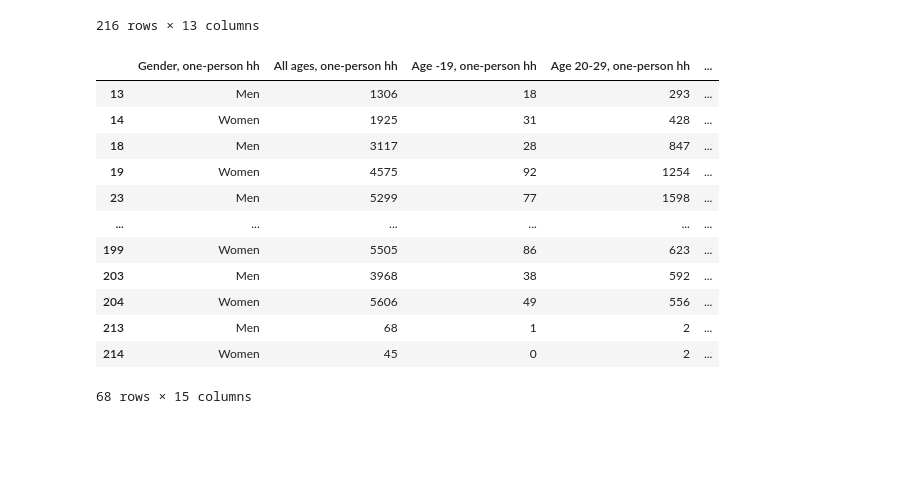
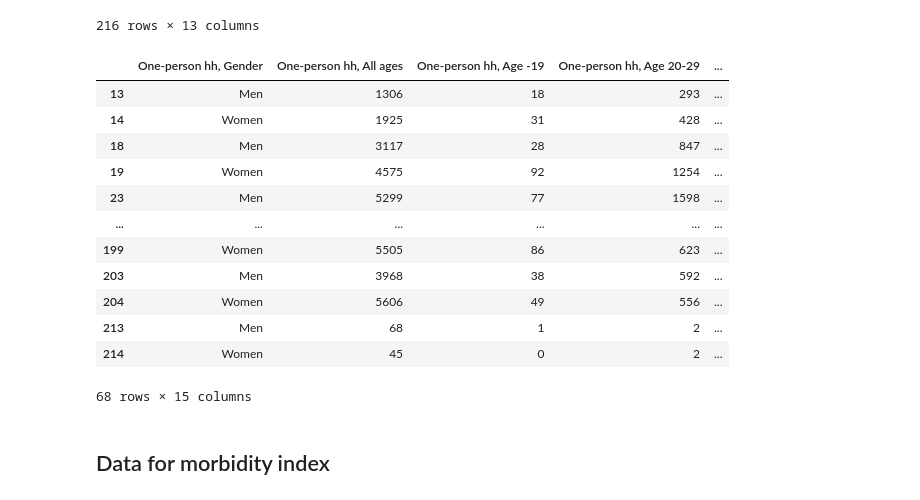
Before and after one commit to phuvio/Introduction-to-Data-Science, a Jupyter notebook: src/Data_preprocessing.ipynb, the cells around one changed output. Saved outputs shown, nothing was run; the diff lists cells and outputs as text; code cells hidden in the pictures; blank space fills up the shorter version.

```diff
--- a/src/Data_preprocessing.ipynb
+++ b/src/Data_preprocessing.ipynb
@@ -136,35 +144,35 @@ ones['Suurpiiri'] = ones['Sukupuoli'].where(ones['Sukupuoli'].str.contains('suur
 ones['Peruspiiri'] = ones['Sukupuoli'].where((ones['Sukupuoli'] != 'Miehet') & (ones['Sukupuoli'] != 'Naiset')).ffill()
 
 # Remove rows with empty values
 ones = ones.dropna()
 
 # Remove rows for level 'suurpiiri'
 ones = ones[~ones['Peruspiiri'].str.contains('suurpiiri')]
 
 # Change numerical columns to type int
 ones = ones.astype({'Yhteensä': int,
                     -19: int,
                     '20-29': int,
                     '30-39': int,
                     '50-59': int,
                     '60-64': int,
                     '65-69': int,
                     '70-74': int,
                     '75-79': int,
                     '80-84': int,
                     '85-': int})
 
 # Translate 'sukupuoli' values to English
 ones['Sukupuoli'] = ones['Sukupuoli'].replace({'Miehet': 'Men', 'Naiset': 'Women'})
 
 # Rename columns with English names
 ones.columns = ['Gender', 'All ages', 'Age -19', 'Age 20-29', 'Age 30-39', 'Age 40-49', 'Age 50-59', 'Age 60-64', 'Age 65-69', 'Age 70-74', 'Age 75-79', 'Age 80-84', 'Age 85', 'Major district', 'District']
 # Add suffix to column names to point them to one-person households
-ones = ones.add_suffix(', one-person hh')
+ones = ones.add_prefix('One-person hh, ')
 
 ones
 # %% [output]
-|  | Gender, one-person hh | All ages, one-person hh | Age -19, one-person hh | Age 20-29, one-person hh | ... |
+|  | One-person hh, Gender | One-person hh, All ages | One-person hh, Age -19 | One-person hh, Age 20-29 | ... |
 | 13 | Men | 1306 | 18 | 293 | ... |
 | 14 | Women | 1925 | 31 | 428 | ... |
 | 18 | Men | 3117 | 28 | 847 | ... |
@@ -180,3 +188,5 @@ ones
 # %%
 # Write one-person households dataframe to csv file in data folder
 ones.to_csv('../data/Helsinki_oneperson_households.csv', index=False)
+# %% [markdown]
+## Data for morbidity index
```
Also changed, not shown: parts of 3 cells of this notebook, 7 other files.
